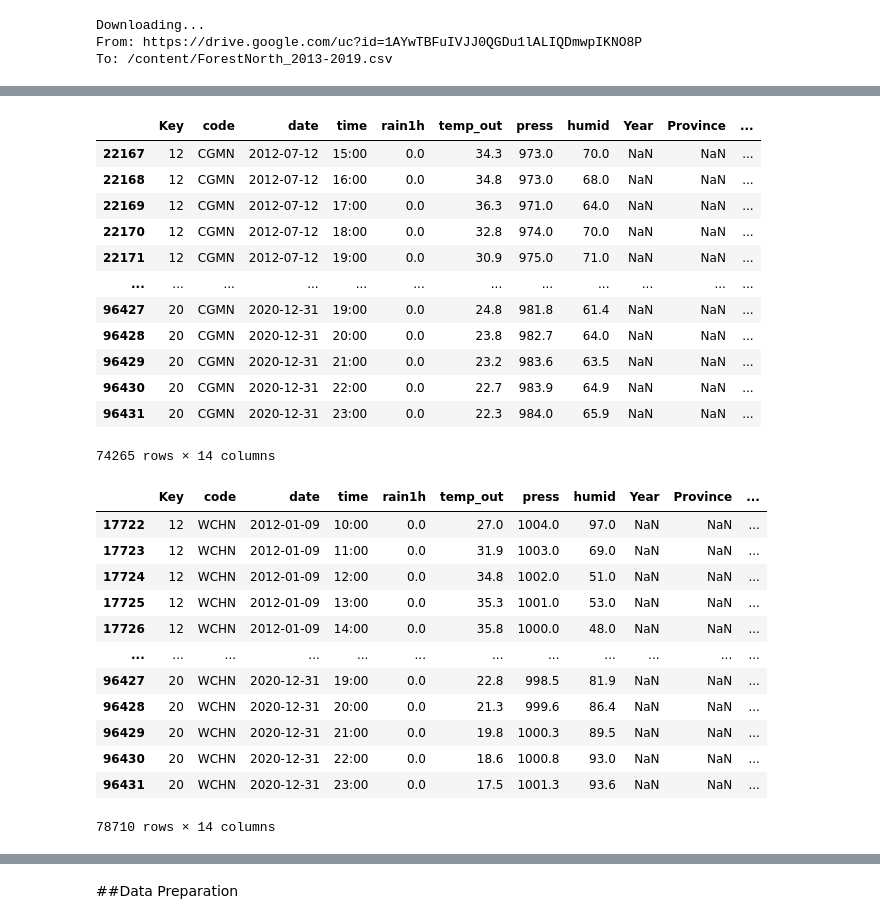
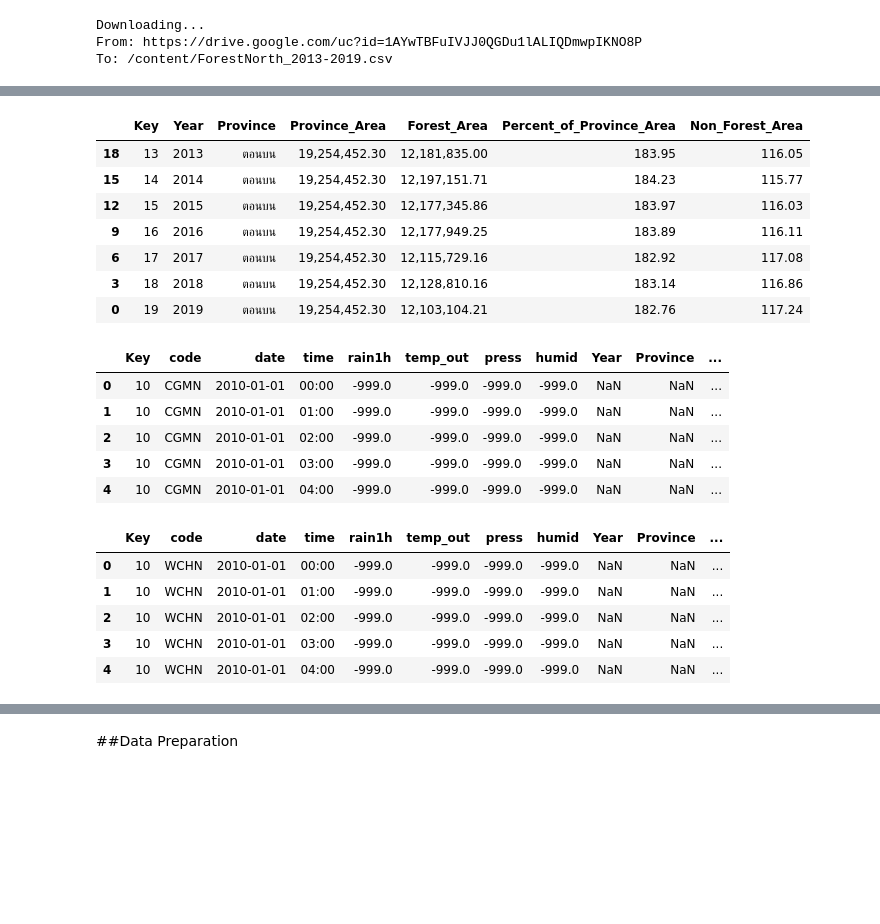
Before and after one commit to punnarat-w/Yomriver_analysis, a Jupyter notebook: ForecastingModel.ipynb, the cells around one changed output, grey strips where cells are left out. Cells and saved outputs as stored; diff of their text form; code cells hidden in the pictures; blank space fills up the shorter version.

```diff
--- a/ForecastingModel.ipynb
+++ b/ForecastingModel.ipynb
@@ -275,6 +287,17 @@ sf_df = pd.concat([sf_10, sf_11, sf_12, sf_13, sf_14, sf_15, sf_16, sf_17, sf_18
 # display(nf_df)
 # display(mf_df)
 # display(sf_df)
+# %%
+nf_df
+# %% [output]
+|  | Key | Year | Province | Province_Area | Forest_Area | Percent_of_Province_Area | Non_Forest_Area |
+| 18 | 13 | 2013 | ตอนบน | 19,254,452.30 | 12,181,835.00 | 183.95 | 116.05 |
+| 15 | 14 | 2014 | ตอนบน | 19,254,452.30 | 12,197,151.71 | 184.23 | 115.77 |
+| 12 | 15 | 2015 | ตอนบน | 19,254,452.30 | 12,177,345.86 | 183.97 | 116.03 |
+| 9 | 16 | 2016 | ตอนบน | 19,254,452.30 | 12,177,949.25 | 183.89 | 116.11 |
+| 6 | 17 | 2017 | ตอนบน | 19,254,452.30 | 12,115,729.16 | 182.92 | 117.08 |
+| 3 | 18 | 2018 | ตอนบน | 19,254,452.30 | 12,128,810.16 | 183.14 | 116.86 |
+| 0 | 19 | 2019 | ตอนบน | 19,254,452.30 | 12,103,104.21 | 182.76 | 117.24 |
 # %%
 data_north = pd.merge(north_df, nf_df, on="Key", how="outer")
 data_mid = pd.merge(mid_df, mf_df, on="Key", how="outer")
@@ -288,16 +308,9 @@ data_north = data_north.drop(range(0,22167))
 # %%
-data_north
+data_north.head()
 # %% [output]
 |  | Key | code | date | time | rain1h | temp_out | press | humid | Year | Province | ... |
-| 22167 | 12 | CGMN | 2012-07-12 | 15:00 | 0.0 | 34.3 | 973.0 | 70.0 | NaN | NaN | ... |
-| 22168 | 12 | CGMN | 2012-07-12 | 16:00 | 0.0 | 34.8 | 973.0 | 68.0 | NaN | NaN | ... |
-| 22169 | 12 | CGMN | 2012-07-12 | 17:00 | 0.0 | 36.3 | 971.0 | 64.0 | NaN | NaN | ... |
-| 22170 | 12 | CGMN | 2012-07-12 | 18:00 | 0.0 | 32.8 | 974.0 | 70.0 | NaN | NaN | ... |
-| 22171 | 12 | CGMN | 2012-07-12 | 19:00 | 0.0 | 30.9 | 975.0 | 71.0 | NaN | NaN | ... |
-| ... | ... | ... | ... | ... | ... | ... | ... | ... | ... | ... | ... |
-| 96427 | 20 | CGMN | 2020-12-31 | 19:00 | 0.0 | 24.8 | 981.8 | 61.4 | NaN | NaN | ... |
-| 96428 | 20 | CGMN | 2020-12-31 | 20:00 | 0.0 | 23.8 | 982.7 | 64.0 | NaN | NaN | ... |
-| 96429 | 20 | CGMN | 2020-12-31 | 21:00 | 0.0 | 23.2 | 983.6 | 63.5 | NaN | NaN | ... |
-| 96430 | 20 | CGMN | 2020-12-31 | 22:00 | 0.0 | 22.7 | 983.9 | 64.9 | NaN | NaN | ... |
-| 96431 | 20 | CGMN | 2020-12-31 | 23:00 | 0.0 | 22.3 | 984.0 | 65.9 | NaN | NaN | ... |
+| 0 | 10 | CGMN | 2010-01-01 | 00:00 | -999.0 | -999.0 | -999.0 | -999.0 | NaN | NaN | ... |
+| 1 | 10 | CGMN | 2010-01-01 | 01:00 | -999.0 | -999.0 | -999.0 | -999.0 | NaN | NaN | ... |
+| 2 | 10 | CGMN | 2010-01-01 | 02:00 | -999.0 | -999.0 | -999.0 | -999.0 | NaN | NaN | ... |
+| 3 | 10 | CGMN | 2010-01-01 | 03:00 | -999.0 | -999.0 | -999.0 | -999.0 | NaN | NaN | ... |
+| 4 | 10 | CGMN | 2010-01-01 | 04:00 | -999.0 | -999.0 | -999.0 | -999.0 | NaN | NaN | ... |
-74265 rows × 14 columns
@@ -307,16 +317,9 @@ data_mid = data_mid.drop(range(0,17722))
 # %%
-data_mid
+data_mid.head()
 # %% [output]
 |  | Key | code | date | time | rain1h | temp_out | press | humid | Year | Province | ... |
-| 17722 | 12 | WCHN | 2012-01-09 | 10:00 | 0.0 | 27.0 | 1004.0 | 97.0 | NaN | NaN | ... |
-| 17723 | 12 | WCHN | 2012-01-09 | 11:00 | 0.0 | 31.9 | 1003.0 | 69.0 | NaN | NaN | ... |
-| 17724 | 12 | WCHN | 2012-01-09 | 12:00 | 0.0 | 34.8 | 1002.0 | 51.0 | NaN | NaN | ... |
-| 17725 | 12 | WCHN | 2012-01-09 | 13:00 | 0.0 | 35.3 | 1001.0 | 53.0 | NaN | NaN | ... |
-| 17726 | 12 | WCHN | 2012-01-09 | 14:00 | 0.0 | 35.8 | 1000.0 | 48.0 | NaN | NaN | ... |
-| ... | ... | ... | ... | ... | ... | ... | ... | ... | ... | ... | ... |
-| 96427 | 20 | WCHN | 2020-12-31 | 19:00 | 0.0 | 22.8 | 998.5 | 81.9 | NaN | NaN | ... |
-| 96428 | 20 | WCHN | 2020-12-31 | 20:00 | 0.0 | 21.3 | 999.6 | 86.4 | NaN | NaN | ... |
-| 96429 | 20 | WCHN | 2020-12-31 | 21:00 | 0.0 | 19.8 | 1000.3 | 89.5 | NaN | NaN | ... |
-| 96430 | 20 | WCHN | 2020-12-31 | 22:00 | 0.0 | 18.6 | 1000.8 | 93.0 | NaN | NaN | ... |
-| 96431 | 20 | WCHN | 2020-12-31 | 23:00 | 0.0 | 17.5 | 1001.3 | 93.6 | NaN | NaN | ... |
+| 0 | 10 | WCHN | 2010-01-01 | 00:00 | -999.0 | -999.0 | -999.0 | -999.0 | NaN | NaN | ... |
+| 1 | 10 | WCHN | 2010-01-01 | 01:00 | -999.0 | -999.0 | -999.0 | -999.0 | NaN | NaN | ... |
+| 2 | 10 | WCHN | 2010-01-01 | 02:00 | -999.0 | -999.0 | -999.0 | -999.0 | NaN | NaN | ... |
+| 3 | 10 | WCHN | 2010-01-01 | 03:00 | -999.0 | -999.0 | -999.0 | -999.0 | NaN | NaN | ... |
+| 4 | 10 | WCHN | 2010-01-01 | 04:00 | -999.0 | -999.0 | -999.0 | -999.0 | NaN | NaN | ... |
-78710 rows × 14 columns
```
Also changed, not shown: parts of 28 cells of this notebook.
